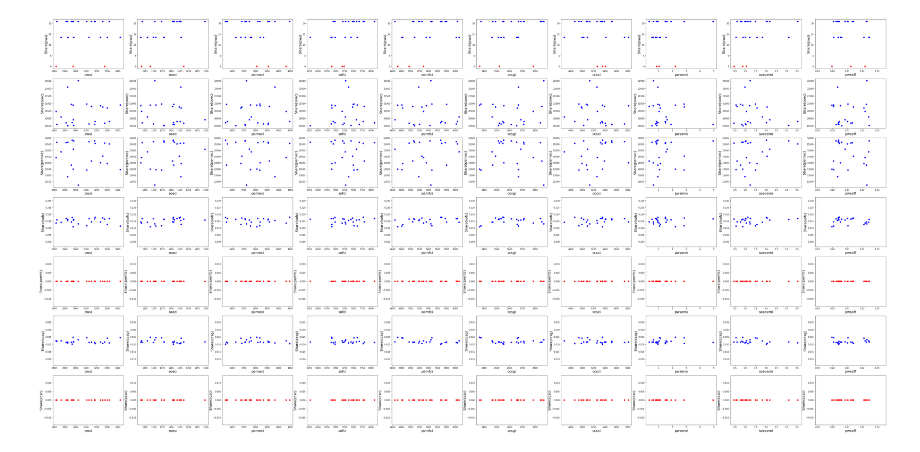
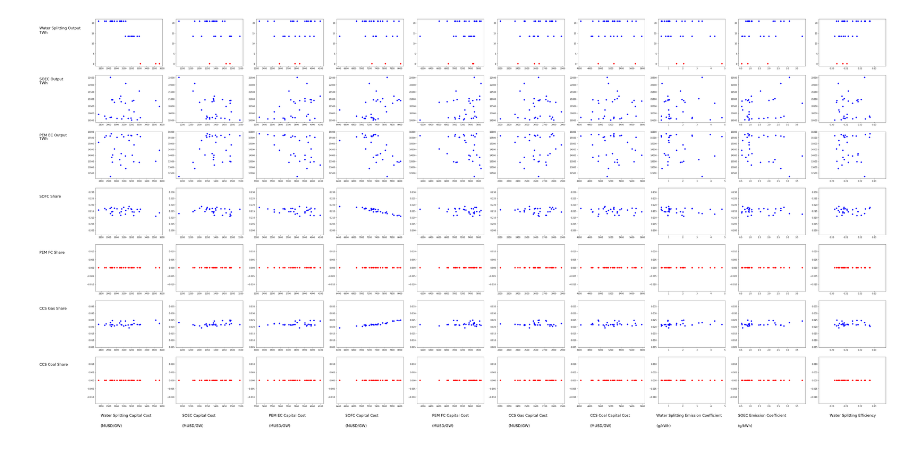
Before and after one commit to arfc/i2cner, a Jupyter notebook: scripts/sensitivity-analysis/sa_plots.ipynb, the cells around one changed output. Cells and saved outputs as stored; diff of their text form; code cells hidden in the pictures.

```diff
--- a/scripts/sensitivity-analysis/sa_plots.ipynb
+++ b/scripts/sensitivity-analysis/sa_plots.ipynb
@@ -24,7 +24,7 @@ def makecmap(iparray):
             oparray.append('r')
     return oparray
 
-nsamples=23
+nsamples=30
 nvar=10
 
 colname=[]
@@ -46,6 +46,9 @@ for key in ordxlist:
     ipdat[key]=temp[key]
 
 ipdat['pwseff'][:] = [x*0.4 for x in ipdat['pwseff'][:]]
+ipdat['pwsemi'][:] = [x*1e6 for x in ipdat['pwsemi'][:]]
+ipdat['soecemi'][:] = [x*1e6 for x in ipdat['soecemi'][:]]
+
 
 share={}
 op={}
@@ -102,13 +135,13 @@ for j in range(1,nsamples+1):
 # %%
-fig,ax=plt.subplots(1,nvar,sharey=True,figsize=(nvar*3.2,5))
+fig2,ax2=plt.subplots(1,nvar,sharey=True,figsize=(nvar*7,5))
 
 for idx, key in enumerate(ipdat):
     xvals=ipdat[key][0:nsamples]
-    cmap=makecmap(syscost)
-    ax[idx].scatter(xvals,syscost,c=cmap)
-    ax[idx].get_yaxis().set_major_formatter(matplotlib.ticker.FuncFormatter(lambda x, p: format(int(x), ',')))
-    ax[idx].set_xlabel(key,fontsize='16')
+    cmap=makecmap(co2emi)
+    ax2[idx].scatter(xvals,co2emi,c=cmap)
+    ax2[idx].get_yaxis().set_major_formatter(matplotlib.ticker.FuncFormatter(lambda x, p: format(int(x), ',')))
+    ax2[idx].set_xlabel(xlabls1[idx]+xlabls2[idx],fontsize='16')
 
-fig.text(0.09,0.5,"Net Cost(MUSD)",rotation='vertical',va='center',fontsize='18')
-fig.savefig('syscost.png',bbox_inches='tight', dpi=300)
+fig2.text(0.11,0.5,"Net Emissions(Mt)",rotation='vertical',va='center',fontsize='18')
+fig2.savefig('co2emi.png',bbox_inches='tight', dpi=300)
 # %% [output]
@@ -116,12 +148,0 @@ fig.savefig('syscost.png',bbox_inches='tight', dpi=300)
-# %%
-fig2,ax2=plt.subplots(1,nvar,sharey=True,figsize=(nvar*3.2,5))
-
-for idx, key in enumerate(ipdat):
-    xvals=ipdat[key][0:nsamples]
-    cmap=makecmap(co2emi)
-    ax2[idx].scatter(xvals,co2emi,c=cmap)
-    ax2[idx].get_yaxis().set_major_formatter(matplotlib.ticker.FuncFormatter(lambda x, p: format(int(x), ',')))
-    ax2[idx].set_xlabel(key,fontsize='16')
-
-fig2.text(0.09,0.5,"Net Emissions(Mt)",rotation='vertical',va='center',fontsize='18')
-fig2.savefig('co2emi.png',bbox_inches='tight', dpi=300)
@@ -130,18 +149,28 @@ fig2.savefig('co2emi.png',bbox_inches='tight', dpi=300)
 # %%
 #pws plot
 ntech=len(techlist)
 fig3,ax3=plt.subplots(ntech,nvar,figsize=(nvar*7,35))
 
 for idx,key in enumerate(share):
     cctr=0
     for key2 in ordxlist:
         xvals=ipdat[key2][0:nsamples]
         cmap=makecmap(share[key])
         ax3[idx][cctr].scatter(xvals,share[key],c=cmap)
-        ax3[idx][cctr].set_xlabel(key2,fontsize='16')
-        ax3[idx][cctr].set_ylabel("Share("+key+")",fontsize='16')
+#        ax3[idx][cctr].set_xlabel(key2,fontsize='16')
+#        ax3[idx][cctr].set_ylabel("Share("+key+")",fontsize='16')
         cctr+=1
 
+
+for i in range(10):
+    fig3.text(xposXlabel[i], yposXlabel, xlabls1[i],fontsize='18')
+    fig3.text(xposXlabel[i], yposXlabel*0.8, xlabls2[i],fontsize='18')
+
+for i in range(7):
+    fig3.text(xposYlabel, yposYlabel[i], ylabls1[i],fontsize='18')
+    fig3.text(xposYlabel, yposYlabel[i]*0.99, ylabls2[i],fontsize='18')
+
+
 fig3.savefig('techs.png',bbox_inches='tight', dpi=300)
 # %% [output]
-[figure, old version]
+[figure, new version]
```
Also changed, not shown: parts of 3 cells of this notebook.
